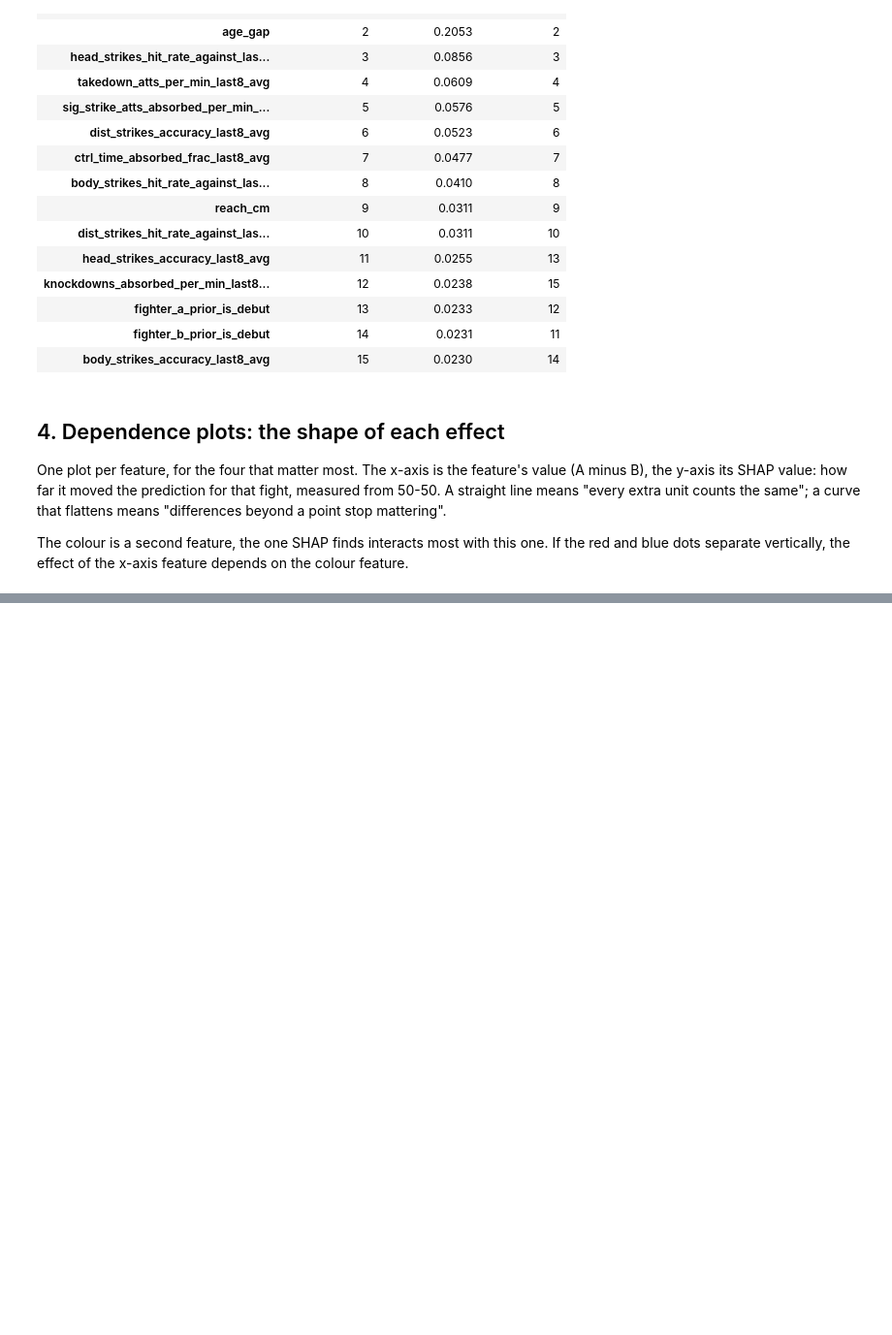
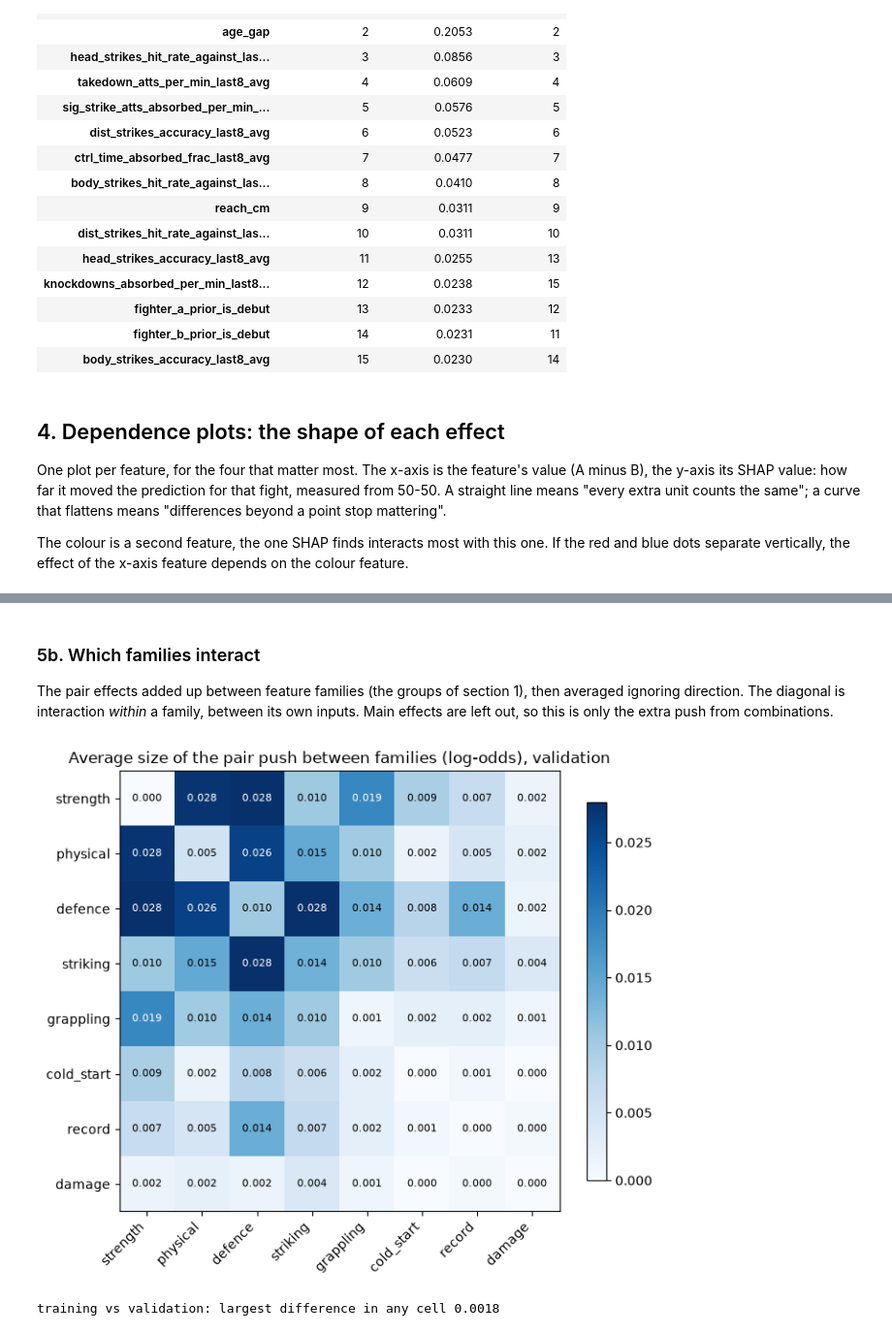
Before and after one commit to matteoberagnoli/ufc_fight_predictor, a Jupyter notebook: 06_interpretability.ipynb, the cells around one changed output, grey strips where cells are left out. Shown at 97% size. Saved outputs shown, nothing was run; the diff lists cells and outputs as text; code cells hidden in the pictures; blank space fills up the shorter version.

```diff
--- a/06_interpretability.ipynb
+++ b/06_interpretability.ipynb
@@ -188,0 +220,14 @@ for feature in v.index[:4]:
+# %%
+from ufc_predictor.modeling.explain import group_interactions, shap_interaction_values
+from ufc_predictor.modeling.model import SYMMETRIC_FEATURES
+
+# one 40 x 40 table per fight (about a minute: 8 models, both corners, 5,300 fights)
+inter_val = shap_interaction_values(models, X_val)
+inter_trn = shap_interaction_values(models, X_train)
+assert np.allclose(inter_val.sum(axis=2), val.values)     # each row adds up to that input's SHAP value
+assert np.allclose(inter_trn.sum(axis=2), trn.values)
+
+names = val.feature_names                                  # the short names from above
+n = len(names)
+diag = np.arange(n)
+print(f"validation: {inter_val.shape[0]:,} tables of {n} x {n} | training: {inter_trn.shape[0]:,}")
@@ -188,0 +261,30 @@ for feature in v.index[:4]:
+# %% [markdown]
+### 5b. Which families interact
+
+The pair effects added up between feature families (the groups of section 1), then averaged
+ignoring direction. The diagonal is interaction *within* a family, between its own inputs. Main
+effects are left out, so this is only the extra push from combinations.
+# %%
+families = {g: [short(c) for c in columns] for g, columns in groups.items() if columns}
+fam_val = group_interactions(inter_val, names, families)
+fam_trn = group_interactions(inter_trn, names, families)
+order = [g for g in table.index if g in families]          # families in order of their own importance
+
+fig, ax = plt.subplots(figsize=(7, 6))
+grid = fam_val.loc[order, order]
+im = ax.imshow(grid, cmap="Blues")
+ax.set_xticks(range(len(order)), order, rotation=45, ha="right")
+ax.set_yticks(range(len(order)), order)
+for i in range(len(order)):
+    for j in range(len(order)):
+        v = grid.iloc[i, j]
+        ax.text(j, i, f"{v:.3f}", ha="center", va="center", fontsize=8,
+                color="white" if v > grid.to_numpy().max() * 0.6 else "black")
+ax.set_title("Average size of the pair push between families (log-odds), validation")
+fig.colorbar(im, ax=ax, shrink=0.8)
+plt.tight_layout()
+plt.show()
+print(f"training vs validation: largest difference in any cell {np.abs(fam_val - fam_trn).to_numpy().max():.4f}")
+# %% [output]
+[figure, added]
+training vs validation: largest difference in any cell 0.0018
```
Also changed, not shown: parts of 15 cells of this notebook, 2 other files.
